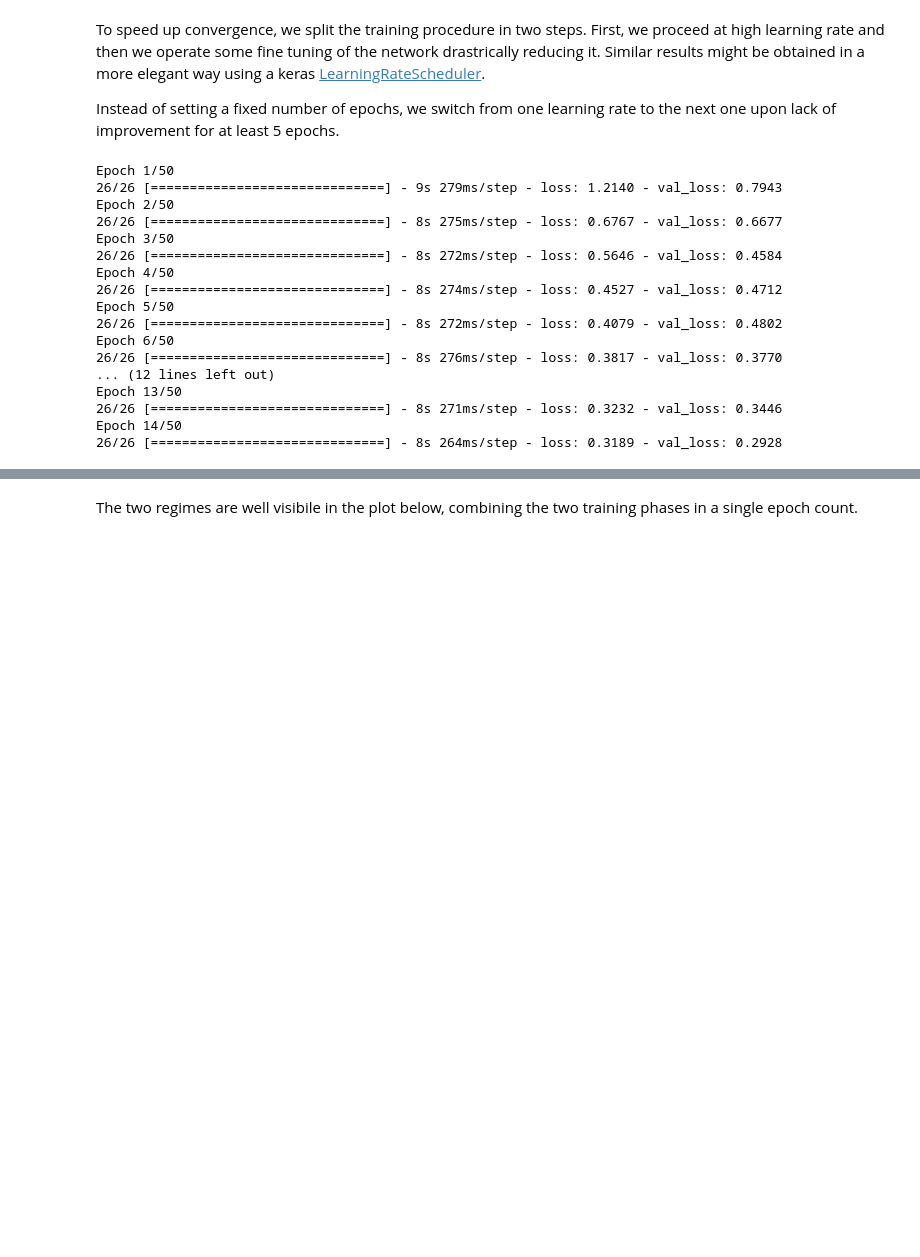
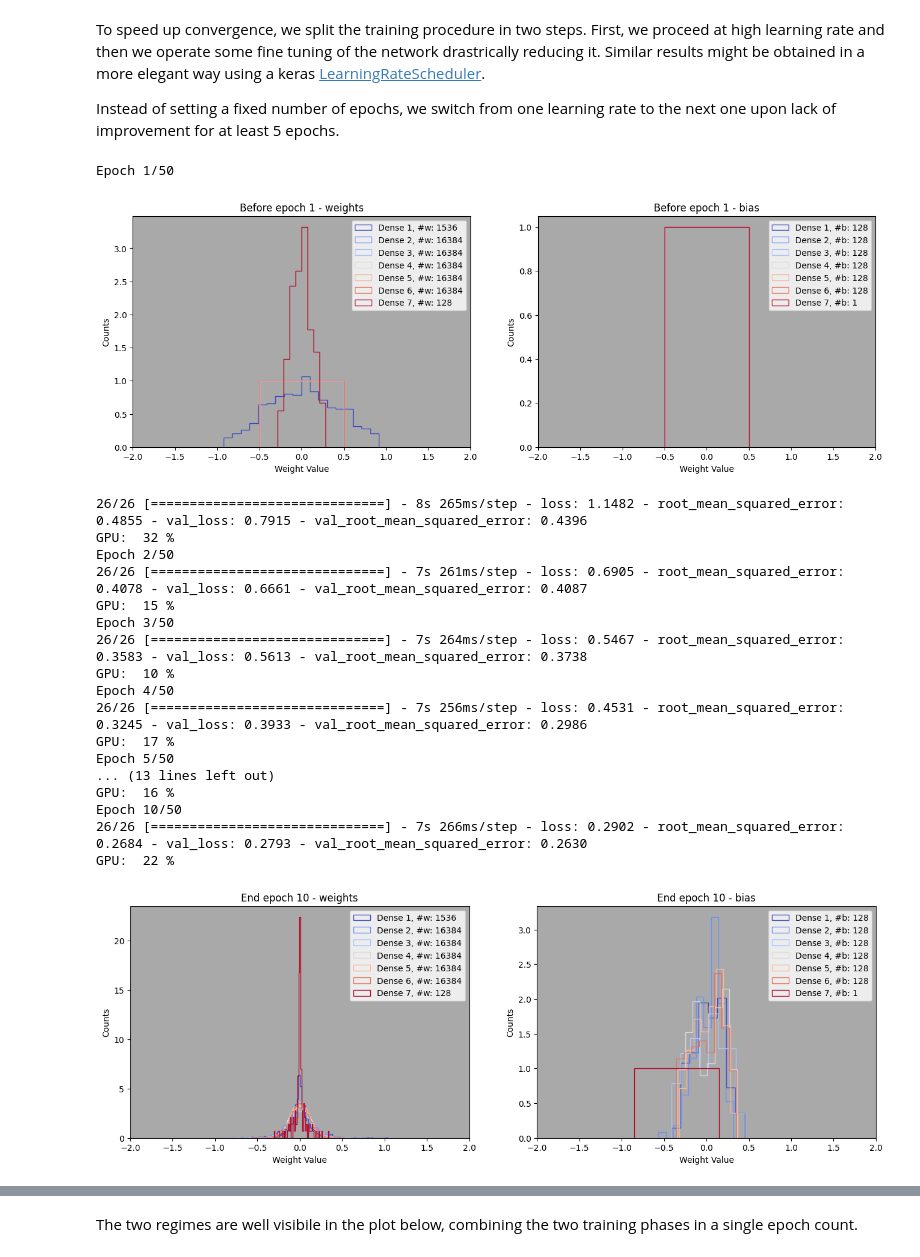
Before and after one commit to cpviolation/lb-trksim-train, a Jupyter notebook: notebooks/Acceptance.ipynb, the cells around one changed output, grey strips where cells are left out. Cells and saved outputs as stored; diff of their text form; code cells hidden in the pictures; blank space fills up the shorter version.

Commit message:
automatic training improvements

```diff
--- a/notebooks/Acceptance.ipynb
+++ b/notebooks/Acceptance.ipynb
@@ -75,18 +81,6 @@ With residual layers, the neural network is trained to learn the deviation from
 
 The output layer of the neural network has a sigmoid activation function to be mapped into the interval 0-1 and being interpreted as the **probability for the particle of being in acceptance**.
 # %%
-input = tf.keras.layers.Input(batch_input_shape=[None]+X.shape[1:])
-x = tf.keras.layers.Dense(
-    128, activation='tanh',
-    kernel_initializer='he_normal',
-    kernel_regularizer=tf.keras.regularizers.L2(1e-3)
-)(input)
-
-for i in range(10):
-    r = tf.keras.layers.Dense(128, activation='tanh', kernel_initializer='zeros')(x)
-    x = tf.keras.layers.Add()([x, r])
-x = tf.keras.layers.Dense(1, activation='sigmoid', kernel_initializer='he_normal')(x)
-
-model = tf.keras.Model(inputs=[input], outputs=[x])
+model = eval(environ["MODEL_DEFINITION"])
 model.summary()
 # %% [output]
@@ -120,31 +115,3 @@ First, we proceed at high learning rate and then we operate some fine tuning of
 Similar results might be obtained in a more elegant way using a keras [LearningRateScheduler](https://keras.io/api/callbacks/learning_rate_scheduler/).
 
 Instead of setting a fixed number of epochs, we switch from one learning rate to the next one upon lack of improvement for at least 5 epochs.
-# %%
-model.compile(loss=BinaryCrossentropy(label_smoothing=0.01), optimizer=RMSprop(10e-3))
-early_stopping = tf.keras.callbacks.EarlyStopping(monitor='val_loss', patience=3)
-
-batch_size=100_000
-
-training_data = train_dataset.batch(batch_size, drop_remainder=True).prefetch(tf.data.AUTOTUNE)
-validation_data=next(iter(validation_dataset.batch(batch_size)))
-
-history = model.fit(training_data, epochs=50, validation_data=validation_data, callbacks=[early_stopping])
-# %% [output]
-Epoch 1/50
-26/26 [==============================] - 9s 279ms/step - loss: 1.2140 - val_loss: 0.7943
-Epoch 2/50
-26/26 [==============================] - 8s 275ms/step - loss: 0.6767 - val_loss: 0.6677
-Epoch 3/50
-26/26 [==============================] - 8s 272ms/step - loss: 0.5646 - val_loss: 0.4584
-Epoch 4/50
-26/26 [==============================] - 8s 274ms/step - loss: 0.4527 - val_loss: 0.4712
-Epoch 5/50
-26/26 [==============================] - 8s 272ms/step - loss: 0.4079 - val_loss: 0.4802
-Epoch 6/50
-26/26 [==============================] - 8s 276ms/step - loss: 0.3817 - val_loss: 0.3770
-... (12 lines left out)
-Epoch 13/50
-26/26 [==============================] - 8s 271ms/step - loss: 0.3232 - val_loss: 0.3446
-Epoch 14/50
-26/26 [==============================] - 8s 264ms/step - loss: 0.3189 - val_loss: 0.2928
@@ -150,0 +206,31 @@ Epoch 14/50
+# %%
+model.compile(loss=BinaryCrossentropy(label_smoothing=0.01), optimizer=RMSprop(10e-3), metrics=[RootMeanSquaredError()])
+early_stopping = tf.keras.callbacks.EarlyStopping(monitor='val_loss', patience=3)
+
+batch_size=100_000
+
+training_data = train_dataset.batch(batch_size, drop_remainder=True).prefetch(tf.data.AUTOTUNE)
+validation_data=next(iter(validation_dataset.batch(batch_size)))
+
+history = model.fit(training_data, epochs=50, validation_data=validation_data, callbacks=[early_stopping,CustomCallback(epoch_check=10)])
+# %% [output]
+Epoch 1/50
+[figure, added]
+26/26 [==============================] - 8s 265ms/step - loss: 1.1482 - root_mean_squared_error: 0.4855 - val_loss: 0.7915 - val_root_mean_squared_error: 0.4396
+GPU:  32 %
+Epoch 2/50
+26/26 [==============================] - 7s 261ms/step - loss: 0.6905 - root_mean_squared_error: 0.4078 - val_loss: 0.6661 - val_root_mean_squared_error: 0.4087
+GPU:  15 %
+Epoch 3/50
+26/26 [==============================] - 7s 264ms/step - loss: 0.5467 - root_mean_squared_error: 0.3583 - val_loss: 0.5613 - val_root_mean_squared_error: 0.3738
+GPU:  10 %
+Epoch 4/50
+26/26 [==============================] - 7s 256ms/step - loss: 0.4531 - root_mean_squared_error: 0.3245 - val_loss: 0.3933 - val_root_mean_squared_error: 0.2986
+GPU:  17 %
+Epoch 5/50
+... (13 lines left out)
+GPU:  16 %
+Epoch 10/50
+26/26 [==============================] - 7s 266ms/step - loss: 0.2902 - root_mean_squared_error: 0.2684 - val_loss: 0.2793 - val_root_mean_squared_error: 0.2630
+GPU:  22 %
+[figure, added]
```
Also changed, not shown: parts of 21 cells of this notebook, 9 other files.
